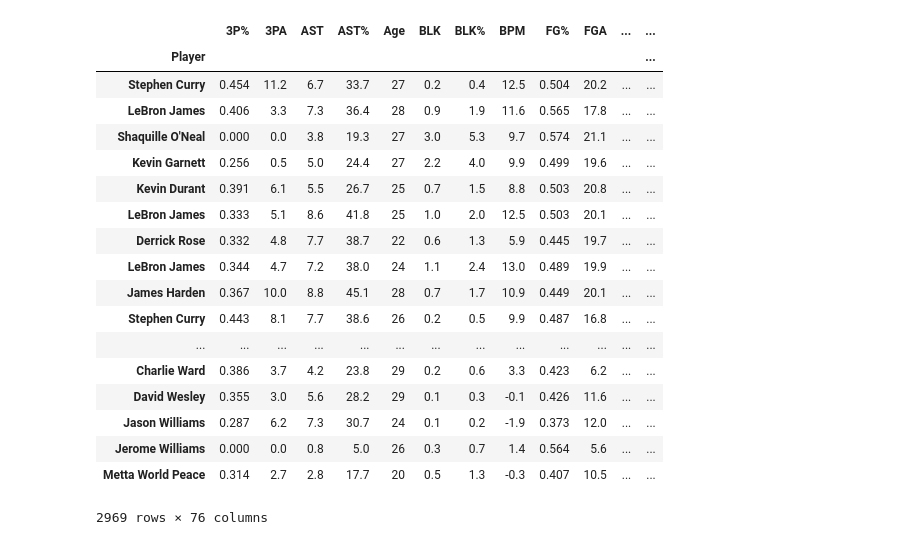
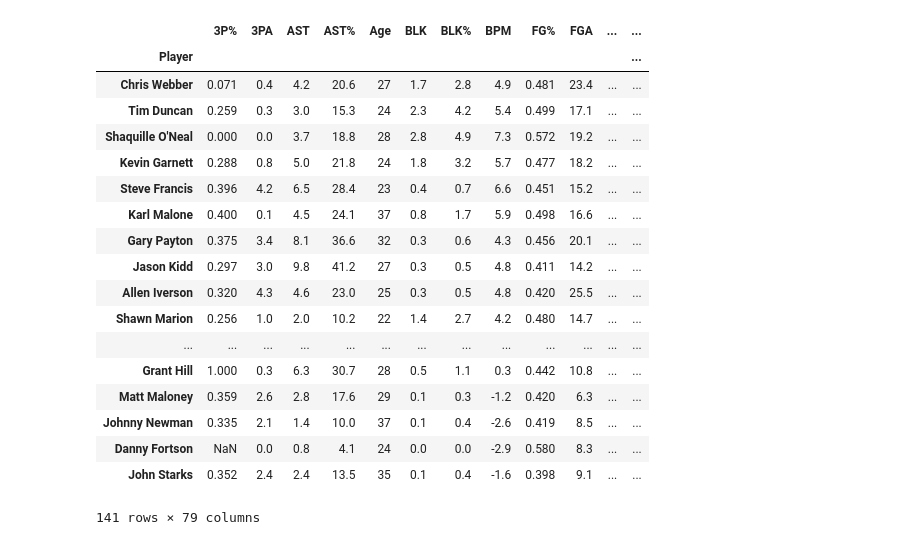
Before and after one commit to yoelferd/NBA-analytics, a Jupyter notebook: second_player_stats_scrape.ipynb, the cells around one changed output. Cells and saved outputs as stored; diff of their text form; code cells hidden in the pictures.

```diff
--- a/second_player_stats_scrape.ipynb
+++ b/second_player_stats_scrape.ipynb
@@ -809,47 +984,50 @@ Index(['Player', 'Age', 'Tm', 'PER', 'TS%', 'USG%', 'VORP', 'WS'], dtype='object
 # %%
 # Subset df 2000-2019 which includes player leader data (can only access 2000-2019 with bball reference web scraper)
 
 directory = os.path.join(os.getcwd(),'season_leaders')
 leaders = [pd.read_csv(f'./season_leaders/season_leaders_{year}.csv') for year in range(2000,2020)]
 year=2000
 for df in leaders:
     df["year"]=year
     year+=1
+    df['point_lead_rank']=df['point_lead_count_wins'].rank(ascending=False)
+    df['rebound_lead_rank']=df['rebound_lead_count_wins'].rank(ascending=False)
+    df['assist_lead_rank']=df['assist_lead_count_wins'].rank(ascending=False)
+    df["pra"]=df["point_lead_count_wins"]+df["rebound_lead_count_wins"]+df["assist_lead_count_wins"]
+    df["total_pra"]=df["point_lead_count_total"]+df["rebound_lead_count_total"]+df["assist_lead_count_total"]
+    df["total_prank"]=df["total_pra"].rank(ascending=False)
+    df["pra_rank"] = df["pra"].rank(ascending=False)
 leaders=pd.concat(leaders).set_index('player').rename(index=str, columns={"year": "Year"})
 leaders.index=leaders.index.rename("Player")
-leaders["pra"]=leaders["point_lead_count_wins"]+leaders["rebound_lead_count_wins"]+leaders["assist_lead_count_wins"]
-leaders["total_pra"]=leaders["point_lead_count_total"]+leaders["rebound_lead_count_total"]+leaders["rebound_lead_count_total"]
-leaders["total_prank"]=leaders["total_pra"].rank(ascending=False)
-leaders["pra_rank"] = leaders["pra"].rank(ascending=False)
 
 all_data_2000 = all_data[all_data["Year"]>=2000]
 all_data_2000 = all_data_2000.merge(leaders,how='inner',on=['Player','Year'])
 
 # output to csv
 outdir = os.path.join(os.getcwd(),'output')
 if not os.path.exists(outdir):
     print(f"Creating directory \'{outdir}\'")
     os.makedirs(outdir)
 all_data_2000.to_csv(outdir + '/full_df_leaderdata.csv', float_format='%.3f')
 
-all_data_2000
+all_data_2000[all_data_2000["Year"]==2001].sort_values("pra_rank")
 # %% [output]
 |  | 3P% | 3PA | AST | AST% | Age | BLK | BLK% | BPM | FG% | FGA | ... | ... |
 | Player |  |  |  |  |  |  |  |  |  |  |  | ... |
-| Stephen Curry | 0.454 | 11.2 | 6.7 | 33.7 | 27 | 0.2 | 0.4 | 12.5 | 0.504 | 20.2 | ... | ... |
-| LeBron James | 0.406 | 3.3 | 7.3 | 36.4 | 28 | 0.9 | 1.9 | 11.6 | 0.565 | 17.8 | ... | ... |
-| Shaquille O'Neal | 0.000 | 0.0 | 3.8 | 19.3 | 27 | 3.0 | 5.3 | 9.7 | 0.574 | 21.1 | ... | ... |
-| Kevin Garnett | 0.256 | 0.5 | 5.0 | 24.4 | 27 | 2.2 | 4.0 | 9.9 | 0.499 | 19.6 | ... | ... |
-| Kevin Durant | 0.391 | 6.1 | 5.5 | 26.7 | 25 | 0.7 | 1.5 | 8.8 | 0.503 | 20.8 | ... | ... |
-| LeBron James | 0.333 | 5.1 | 8.6 | 41.8 | 25 | 1.0 | 2.0 | 12.5 | 0.503 | 20.1 | ... | ... |
-| Derrick Rose | 0.332 | 4.8 | 7.7 | 38.7 | 22 | 0.6 | 1.3 | 5.9 | 0.445 | 19.7 | ... | ... |
-| LeBron James | 0.344 | 4.7 | 7.2 | 38.0 | 24 | 1.1 | 2.4 | 13.0 | 0.489 | 19.9 | ... | ... |
-| James Harden | 0.367 | 10.0 | 8.8 | 45.1 | 28 | 0.7 | 1.7 | 10.9 | 0.449 | 20.1 | ... | ... |
-| Stephen Curry | 0.443 | 8.1 | 7.7 | 38.6 | 26 | 0.2 | 0.5 | 9.9 | 0.487 | 16.8 | ... | ... |
+| Chris Webber | 0.071 | 0.4 | 4.2 | 20.6 | 27 | 1.7 | 2.8 | 4.9 | 0.481 | 23.4 | ... | ... |
+| Tim Duncan | 0.259 | 0.3 | 3.0 | 15.3 | 24 | 2.3 | 4.2 | 5.4 | 0.499 | 17.1 | ... | ... |
+| Shaquille O'Neal | 0.000 | 0.0 | 3.7 | 18.8 | 28 | 2.8 | 4.9 | 7.3 | 0.572 | 19.2 | ... | ... |
+| Kevin Garnett | 0.288 | 0.8 | 5.0 | 21.8 | 24 | 1.8 | 3.2 | 5.7 | 0.477 | 18.2 | ... | ... |
+| Steve Francis | 0.396 | 4.2 | 6.5 | 28.4 | 23 | 0.4 | 0.7 | 6.6 | 0.451 | 15.2 | ... | ... |
+| Karl Malone | 0.400 | 0.1 | 4.5 | 24.1 | 37 | 0.8 | 1.7 | 5.9 | 0.498 | 16.6 | ... | ... |
+| Gary Payton | 0.375 | 3.4 | 8.1 | 36.6 | 32 | 0.3 | 0.6 | 4.3 | 0.456 | 20.1 | ... | ... |
+| Jason Kidd | 0.297 | 3.0 | 9.8 | 41.2 | 27 | 0.3 | 0.5 | 4.8 | 0.411 | 14.2 | ... | ... |
+| Allen Iverson | 0.320 | 4.3 | 4.6 | 23.0 | 25 | 0.3 | 0.5 | 4.8 | 0.420 | 25.5 | ... | ... |
+| Shawn Marion | 0.256 | 1.0 | 2.0 | 10.2 | 22 | 1.4 | 2.7 | 4.2 | 0.480 | 14.7 | ... | ... |
 | ... | ... | ... | ... | ... | ... | ... | ... | ... | ... | ... | ... | ... |
-| Charlie Ward | 0.386 | 3.7 | 4.2 | 23.8 | 29 | 0.2 | 0.6 | 3.3 | 0.423 | 6.2 | ... | ... |
-| David Wesley | 0.355 | 3.0 | 5.6 | 28.2 | 29 | 0.1 | 0.3 | -0.1 | 0.426 | 11.6 | ... | ... |
-| Jason Williams | 0.287 | 6.2 | 7.3 | 30.7 | 24 | 0.1 | 0.2 | -1.9 | 0.373 | 12.0 | ... | ... |
-| Jerome Williams | 0.000 | 0.0 | 0.8 | 5.0 | 26 | 0.3 | 0.7 | 1.4 | 0.564 | 5.6 | ... | ... |
-| Metta World Peace | 0.314 | 2.7 | 2.8 | 17.7 | 20 | 0.5 | 1.3 | -0.3 | 0.407 | 10.5 | ... | ... |
+| Grant Hill | 1.000 | 0.3 | 6.3 | 30.7 | 28 | 0.5 | 1.1 | 0.3 | 0.442 | 10.8 | ... | ... |
+| Matt Maloney | 0.359 | 2.6 | 2.8 | 17.6 | 29 | 0.1 | 0.3 | -1.2 | 0.420 | 6.3 | ... | ... |
+| Johnny Newman | 0.335 | 2.1 | 1.4 | 10.0 | 37 | 0.1 | 0.4 | -2.6 | 0.419 | 8.5 | ... | ... |
+| Danny Fortson | NaN | 0.0 | 0.8 | 4.1 | 24 | 0.0 | 0.0 | -2.9 | 0.580 | 8.3 | ... | ... |
+| John Starks | 0.352 | 2.4 | 2.4 | 13.5 | 35 | 0.1 | 0.4 | -1.6 | 0.398 | 9.1 | ... | ... |
-2969 rows × 76 columns
+141 rows × 79 columns
```
Also changed, not shown: parts of 16 cells of this notebook, 3 other files.
